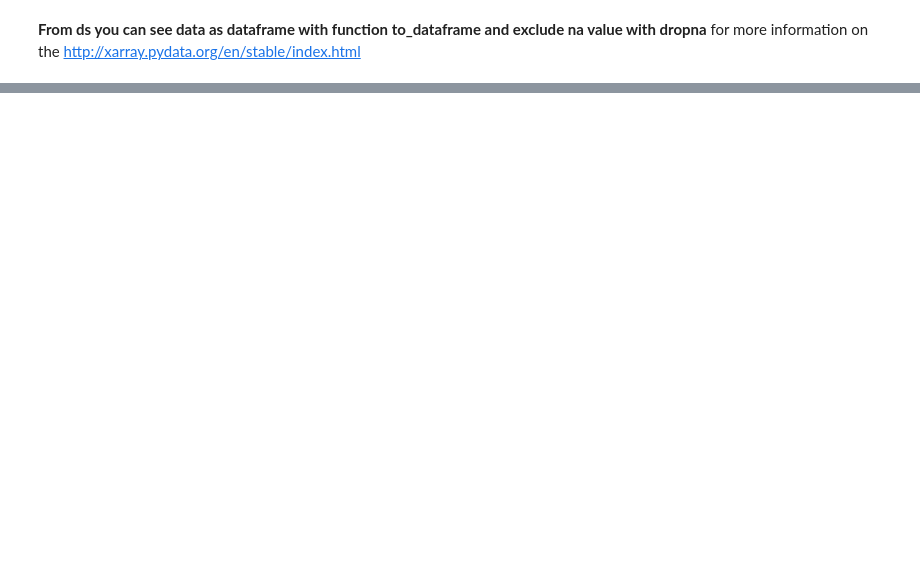
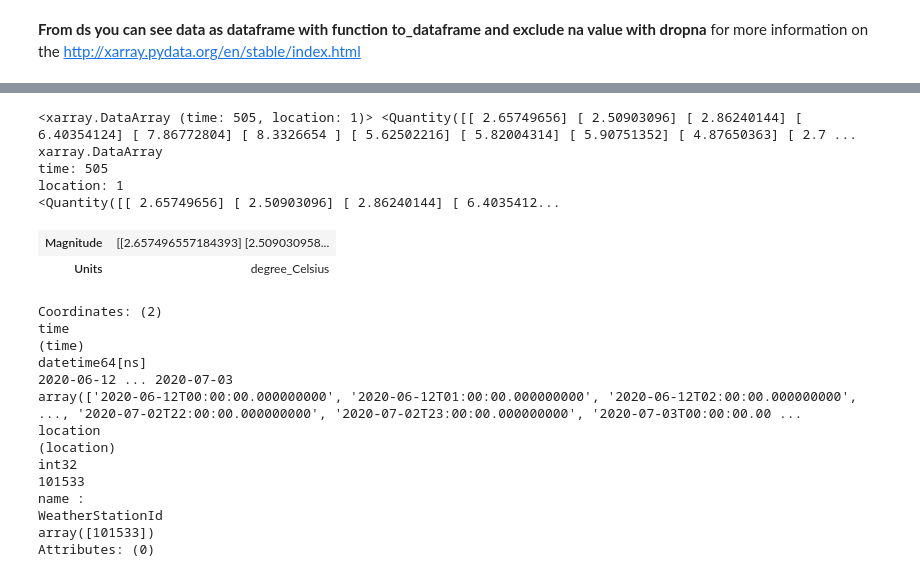
Before and after one commit to pradal/weatherdata, a Jupyter notebook: example/weatherdata_ipm.ipynb, the cells around one changed output, grey strips where cells are left out. Drawn from its saved outputs; the diff is of its cells as text; code cells hidden in the pictures; blank space fills up the shorter version.

```diff
--- a/example/weatherdata_ipm.ipynb
+++ b/example/weatherdata_ipm.ipynb
@@ -209,0 +215,8 @@ ds.to_dataframe().dropna()
+# %%
+ds=fmi.data(parameters=[1002,3002],
+            stationId=[101533],
+            timeStart='2020-06-12',
+            timeEnd='2020-07-03',
+            timeZone='UTC',
+            format='ds')
+ds
@@ -209,0 +244,27 @@ ds.to_dataframe().dropna()
+# %%
+temp = ds['1002']*units.degC
+hum=ds['3002']*units.percent
+# %%
+mpcalc.dewpoint_from_relative_humidity(temp, hum)
+# %% [output]
+<xarray.DataArray (time: 505, location: 1)> <Quantity([[ 2.65749656] [ 2.50903096] [ 2.86240144] [ 6.40354124] [ 7.86772804] [ 8.3326654 ] [ 5.62502216] [ 5.82004314] [ 5.90751352] [ 4.87650363] [ 2.7 ...
+xarray.DataArray
+time: 505
+location: 1
+<Quantity([[ 2.65749656] [ 2.50903096] [ 2.86240144] [ 6.4035412...
+| Magnitude | [[2.657496557184393] [2.509030958... |
+| Units | degree_Celsius |
+Coordinates: (2)
+time
+(time)
+datetime64[ns]
+2020-06-12 ... 2020-07-03
+array(['2020-06-12T00:00:00.000000000', '2020-06-12T01:00:00.000000000', '2020-06-12T02:00:00.000000000', ..., '2020-07-02T22:00:00.000000000', '2020-07-02T23:00:00.000000000', '2020-07-03T00:00:00.00 ...
+location
+(location)
+int32
+101533
+name :
+WeatherStationId
+array([101533])
+Attributes: (0)
```
Also changed, not shown: parts of 9 cells of this notebook, 1 other file.
